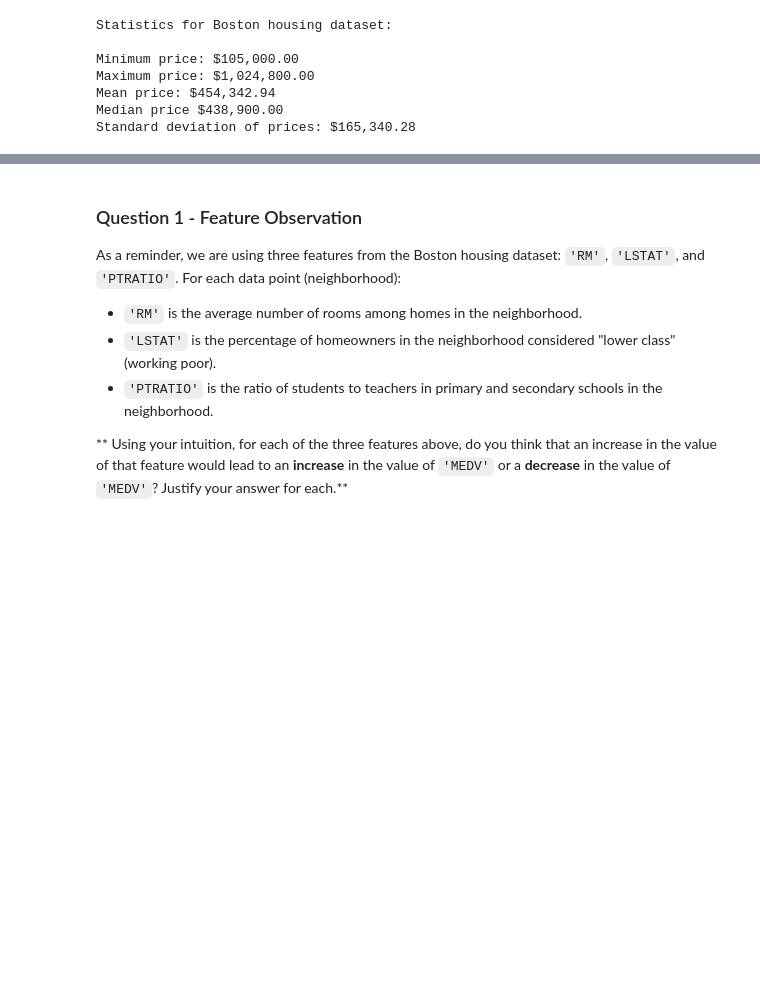
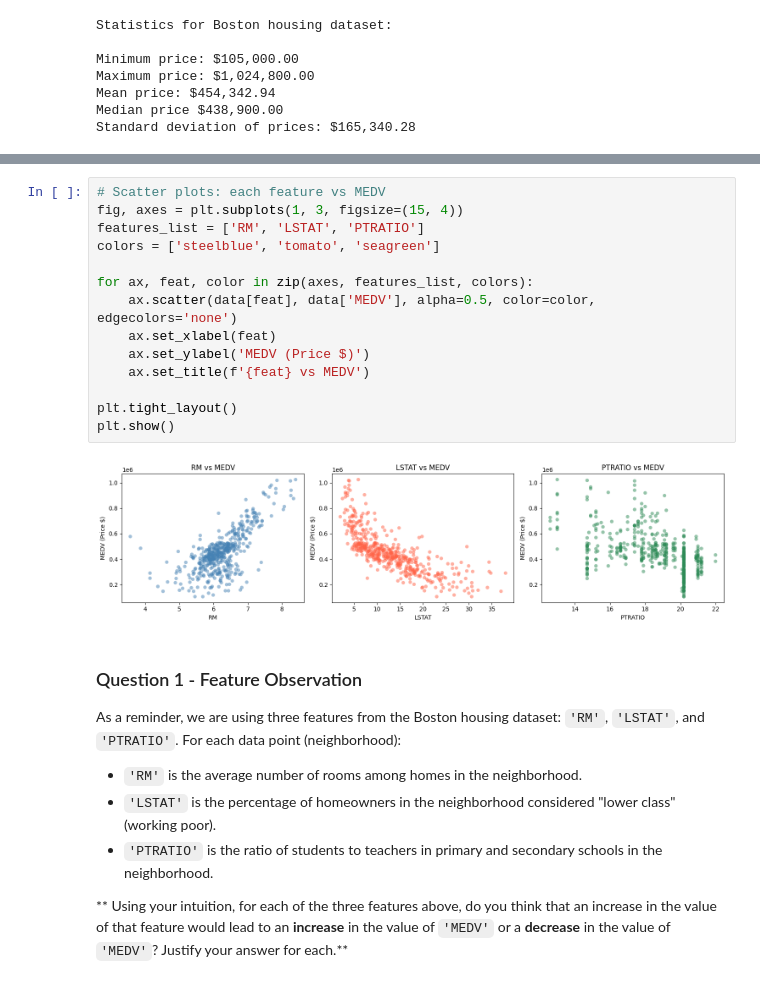
Before and after one commit to Hazem-Amr/GIZ4_AIS2_S1_Ml, a Jupyter notebook: src/ML/1st_final_project/p1/boston_housing.ipynb, the cells around one changed output, grey strips where cells are left out. Saved outputs shown, nothing was run; the diff lists cells and outputs as text; blank space fills up the shorter version.

Commit message:
feat: Add Boston Housing Prices prediction project including a Jupyter notebook and supporting visuals script.

```diff
--- a/src/ML/1st_final_project/p1/boston_housing.ipynb
+++ b/src/ML/1st_final_project/p1/boston_housing.ipynb
@@ -172,3 +190,19 @@ plt.show()
+# %%
+# Scatter plots: each feature vs MEDV
+fig, axes = plt.subplots(1, 3, figsize=(15, 4))
+features_list = ['RM', 'LSTAT', 'PTRATIO']
+colors = ['steelblue', 'tomato', 'seagreen']
+
+for ax, feat, color in zip(axes, features_list, colors):
+    ax.scatter(data[feat], data['MEDV'], alpha=0.5, color=color, edgecolors='none')
+    ax.set_xlabel(feat)
+    ax.set_ylabel('MEDV (Price $)')
+    ax.set_title(f'{feat} vs MEDV')
+
+plt.tight_layout()
+plt.show()
+# %% [output]
+[figure, added]
 # %% [markdown]
 ### Question 1 - Feature Observation
 As a reminder, we are using three features from the Boston housing dataset: `'RM'`, `'LSTAT'`, and `'PTRATIO'`. For each data point (neighborhood):
```
Also changed, not shown: parts of 11 cells of this notebook, 2 other files.
